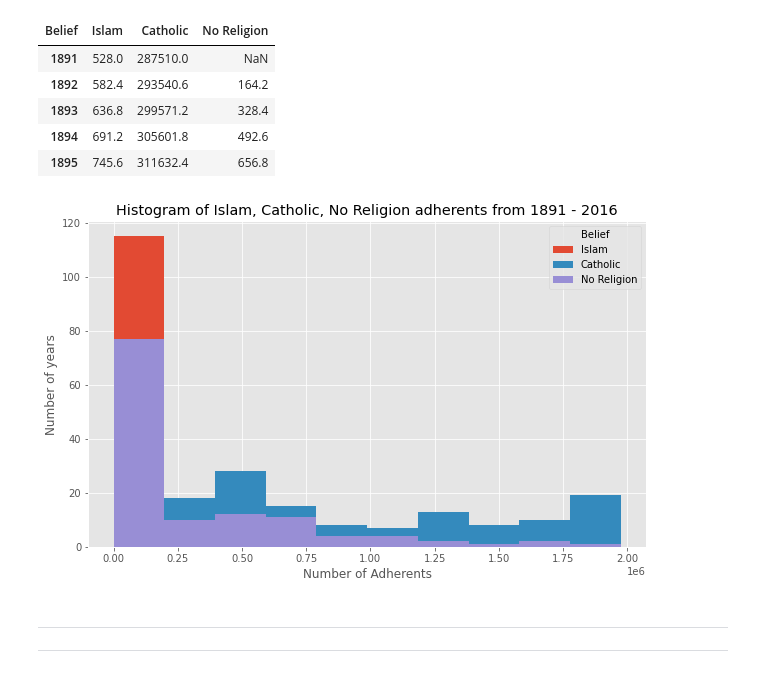
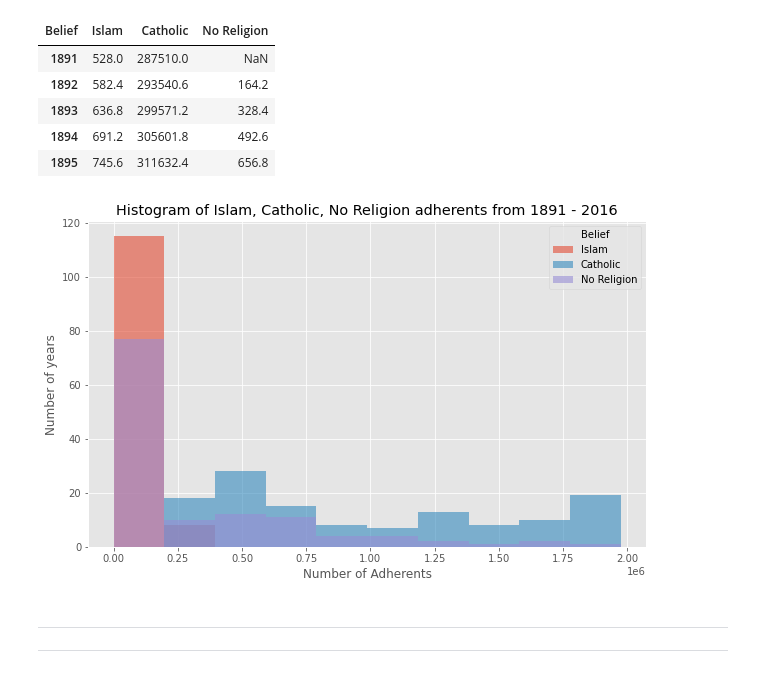
Before and after one commit to TsaniAflah/Agama-di-Australia, a Jupyter notebook: TUGAS_2.ipynb, the cells around one changed output. Saved outputs shown, nothing was run; the diff lists cells and outputs as text; code cells hidden in the pictures.

```diff
--- a/TUGAS_2.ipynb
+++ b/TUGAS_2.ipynb
@@ -344,15 +344,15 @@ df_t.head()
 | 1894 | 691.2 | 305601.8 | 492.6 |
 | 1895 | 745.6 | 311632.4 | 656.8 |
 # %%
-df_t.plot(kind='hist', figsize=(10, 6))
+df_t.plot(kind='hist', figsize=(10, 6), alpha=0.6)
 
 plt.title('Histogram of Islam, Catholic, No Religion adherents from 1891 - 2016')
 plt.ylabel('Number of years')
 plt.xlabel('Number of Adherents')
 
 plt.show()
 # %% [output]
-[figure, old version]
+[figure, new version]
 # %% [markdown]
 
 
```
Also changed, not shown: parts of 3 cells of this notebook.
